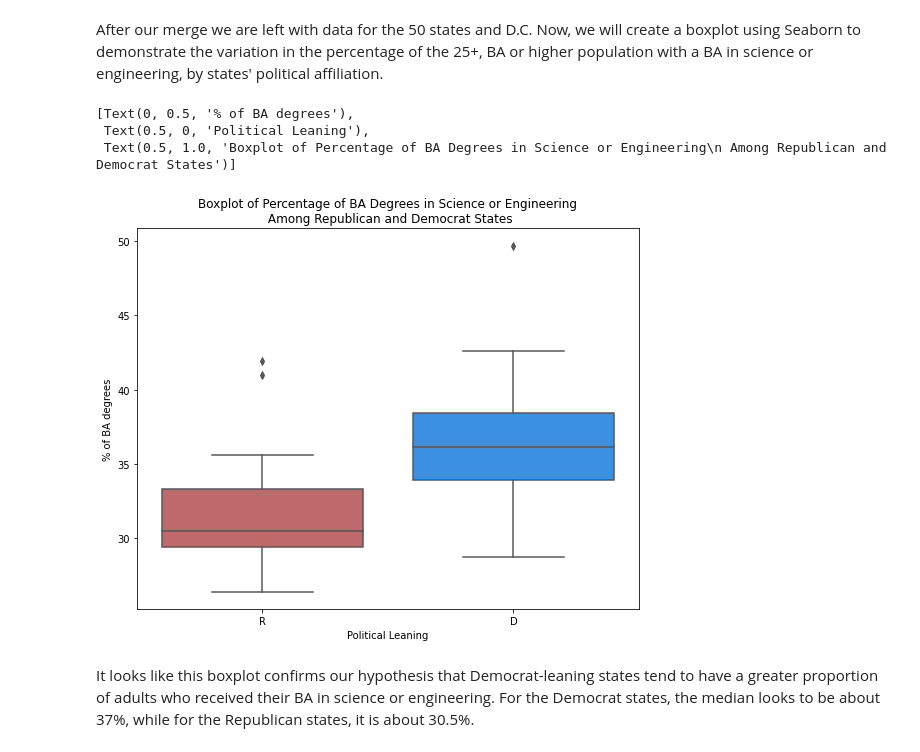
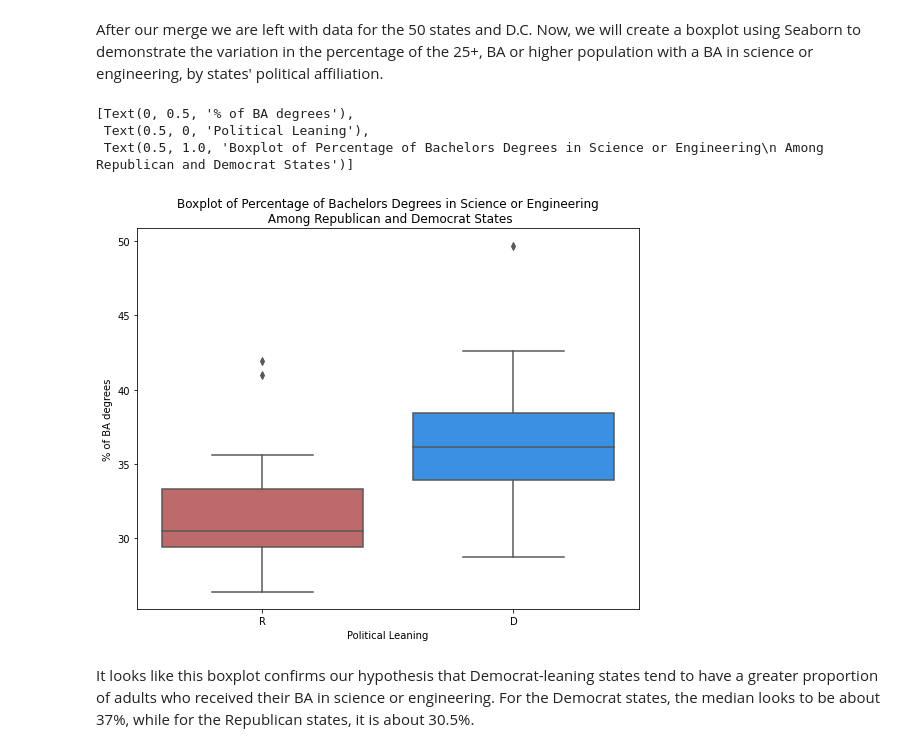
Before and after one commit to melissamelton/GSB521_CloudServices, a Jupyter notebook: Engineering_and_Science_Education_Among_States.ipynb, the cells around one changed output. Drawn from its saved outputs; the diff is of its cells as text; code cells hidden in the pictures.

```diff
--- a/Engineering_and_Science_Education_Among_States.ipynb
+++ b/Engineering_and_Science_Education_Among_States.ipynb
@@ -108,18 +108,18 @@ After our merge we are left with data for the 50 states and D.C. Now, we will cr
 # %%
 palette = {'R': 'indianred',
            'D': 'dodgerblue'}
 
 plt.figure(figsize=(9, 7))
 bplot = sns.boxplot(x= 'Political_Leaning', y = 'Percentage_Science_or_Engineering_BA',
             data = merged_df,
             palette = palette)
 bplot.set(xlabel = 'Political Leaning',
           ylabel = '% of BA degrees',
-          title = 'Boxplot of Percentage of BA Degrees in Science or Engineering\n Among Republican and Democrat States')
+          title = 'Boxplot of Percentage of Bachelors Degrees in Science or Engineering\n Among Republican and Democrat States')
 # %% [output]
 [Text(0, 0.5, '% of BA degrees'),
  Text(0.5, 0, 'Political Leaning'),
- Text(0.5, 1.0, 'Boxplot of Percentage of BA Degrees in Science or Engineering\n Among Republican and Democrat States')]
+ Text(0.5, 1.0, 'Boxplot of Percentage of Bachelors Degrees in Science or Engineering\n Among Republican and Democrat States')]
-[figure, old version]
+[figure, new version]
 # %% [markdown]
 It looks like this boxplot confirms our hypothesis that Democrat-leaning states tend to have a greater proportion of adults who received their BA in science or engineering. For the Democrat states, the median looks to be about 37%, while for the Republican states, it is about 30.5%.
```
Also changed, not shown: parts of 2 cells of this notebook.
